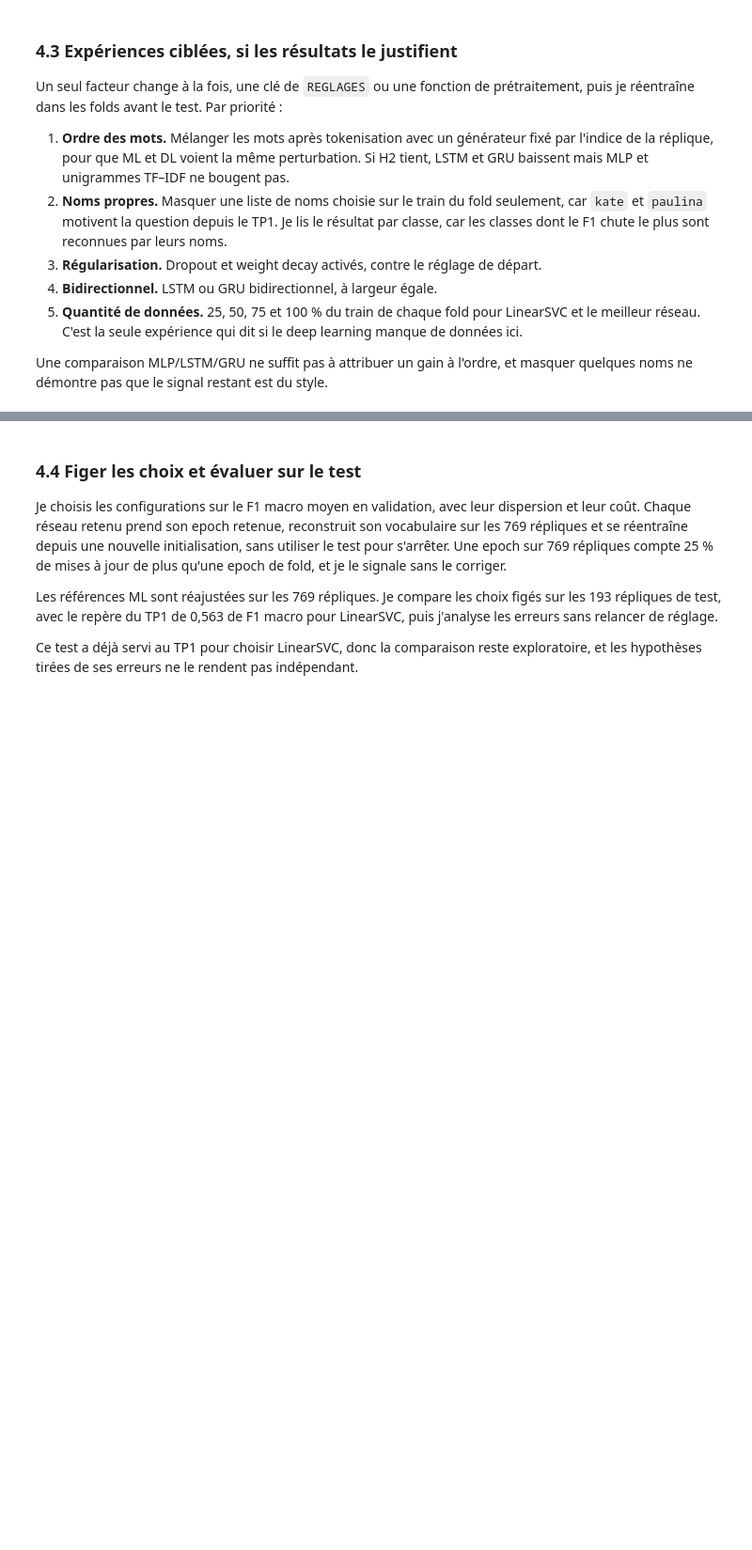
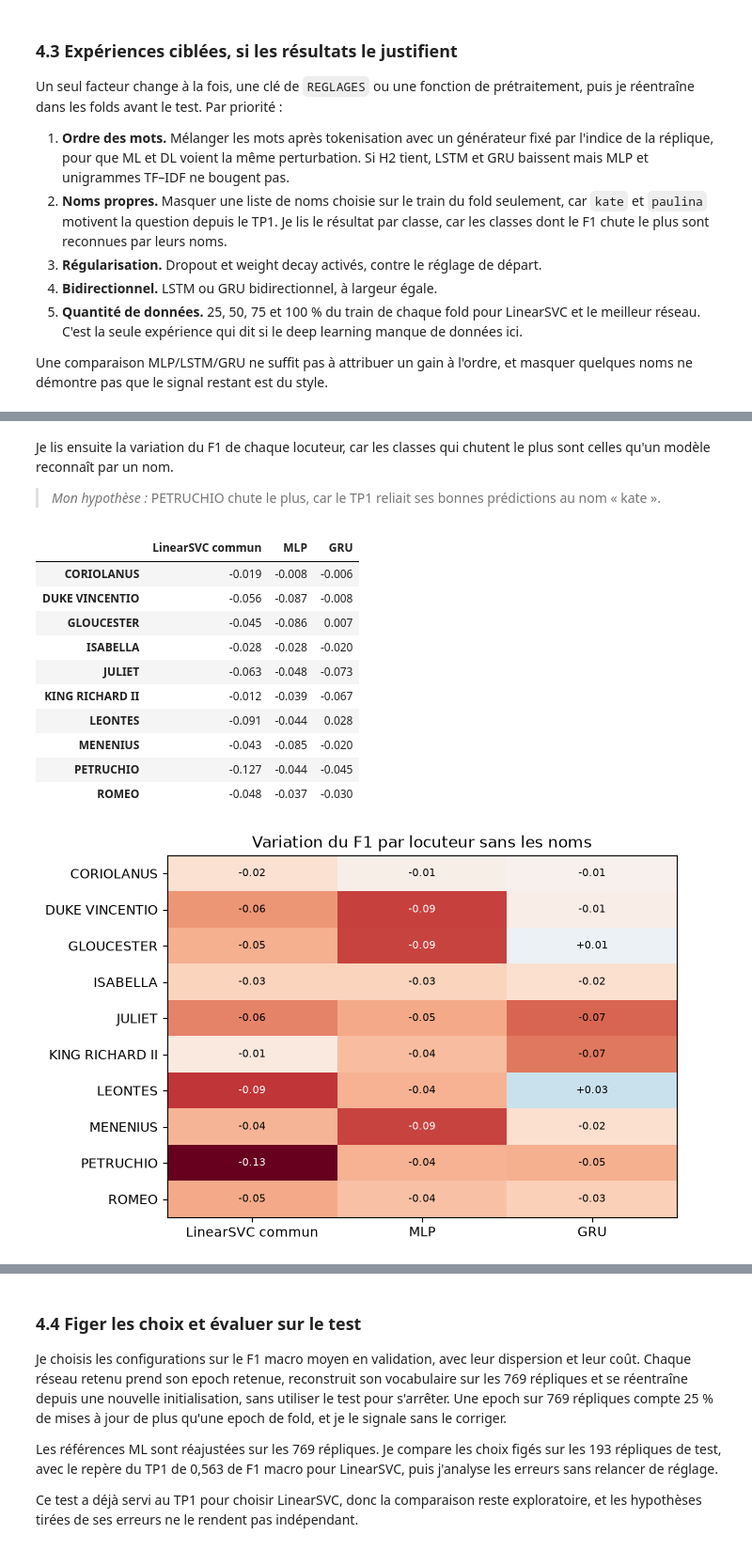
Before and after one commit to mcrayssac/ING3_IAA_GB_NLP, a Jupyter notebook: TP2_NLP_deep_learning.ipynb, the cells around one changed output, grey strips where cells are left out. Shown at 94% size. Saved outputs shown, nothing was run; the diff lists cells and outputs as text; code cells hidden in the pictures; blank space fills up the shorter version.

```diff
--- a/TP2_NLP_deep_learning.ipynb
+++ b/TP2_NLP_deep_learning.ipynb
@@ -945,6 +945,9 @@ def construire_chargeur(jeu: JeuRepliques, reglages: dict, melanger: bool, seed:
 def preparer_fold(fold: dict, reglages: dict, seed: int) -> dict:
     """Vocabulaire et longueur maximale sur le train du fold, puis les deux chargeurs."""
     textes_train, textes_validation = X_train.loc[fold['train']], X_train.loc[fold['validation']]
+    if reglages.get('pretraitement') is not None:  # Ajusté sur le train du fold seulement
+        appliquer = reglages['pretraitement'](textes_train)
+        textes_train, textes_validation = appliquer(textes_train), appliquer(textes_validation)
     vocabulaire = construire_vocabulaire(textes_train)
     longueur_max = longueur_maximale(textes_train, reglages['quantile_longueur'])
     jeu_train = JeuRepliques(textes_train, y_train.loc[fold['train']], vocabulaire, longueur_max)
@@ -2806,0 +2909,10 @@ Une comparaison MLP/LSTM/GRU ne suffit pas à attribuer un gain à l'ordre, et m
+# %%
+# Expérience 1 : noms retirés, détectés sur le train de chaque fold, pour trois modèles.
+evaluer_ml('LinearSVC commun sans noms', partial(construire_svc_experience, ajuster_masque_noms))
+evaluer_reseau('MLP sans noms', MoyenneMLP, dict(REGLAGES_MLP, pretraitement=ajuster_masque_noms))
+evaluer_reseau('GRU sans noms', GRU, dict(REGLAGES, pretraitement=ajuster_masque_noms))
+SANS_NOMS = {'LinearSVC commun': 'LinearSVC commun sans noms', 'MLP': 'MLP sans noms',
+             'GRU': 'GRU sans noms'}
+experience_noms = pd.DataFrame([comparer_experience(base, variante)
+                                for base, variante in SANS_NOMS.items()]).set_index('Variante')
+display(experience_noms.round(3))
@@ -2806,0 +2931,34 @@ Une comparaison MLP/LSTM/GRU ne suffit pas à attribuer un gain à l'ordre, et m
+# %% [markdown]
+Je lis ensuite la variation du F1 de chaque locuteur, car les classes qui chutent le plus sont celles qu'un modèle reconnaît par un nom.
+
+> *Mon hypothèse :* PETRUCHIO chute le plus, car le TP1 reliait ses bonnes prédictions au nom « kate ».
+# %%
+# Variation du F1 de chaque locuteur quand les noms disparaissent, pour les trois modèles.
+variation_noms = pd.DataFrame({
+    base: metriques_par_classe(variante)['F1'] - metriques_par_classe(base)['F1']
+    for base, variante in SANS_NOMS.items()})
+display(variation_noms.round(3))
+
+borne = variation_noms.abs().to_numpy().max()
+fig, ax = plt.subplots(figsize=(7, 5))
+ax.imshow(variation_noms, cmap='RdBu', vmin=-borne, vmax=borne, aspect='auto')
+for (ligne, colonne), valeur in np.ndenumerate(variation_noms.to_numpy()):
+    ax.text(colonne, ligne, f'{valeur:+.2f}', ha='center', va='center', fontsize=8,
+            color='white' if abs(valeur) > 0.6 * borne else 'black')
+ax.set_xticks(range(len(SANS_NOMS)), list(SANS_NOMS))
+ax.set_yticks(range(len(CLASSES)), CLASSES)
+ax.set_title('Variation du F1 par locuteur sans les noms')
+plt.show()
+# %% [output]
+|  | LinearSVC commun | MLP | GRU |
+| CORIOLANUS | -0.019 | -0.008 | -0.006 |
+| DUKE VINCENTIO | -0.056 | -0.087 | -0.008 |
+| GLOUCESTER | -0.045 | -0.086 | 0.007 |
+| ISABELLA | -0.028 | -0.028 | -0.020 |
+| JULIET | -0.063 | -0.048 | -0.073 |
+| KING RICHARD II | -0.012 | -0.039 | -0.067 |
+| LEONTES | -0.091 | -0.044 | 0.028 |
+| MENENIUS | -0.043 | -0.085 | -0.020 |
+| PETRUCHIO | -0.127 | -0.044 | -0.045 |
+| ROMEO | -0.048 | -0.037 | -0.030 |
+[figure, added]
```
Also changed, not shown: parts of 27 cells of this notebook.
